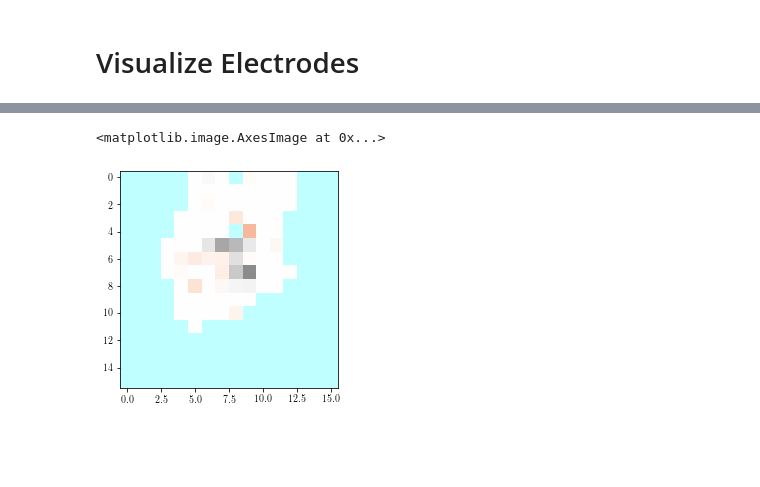
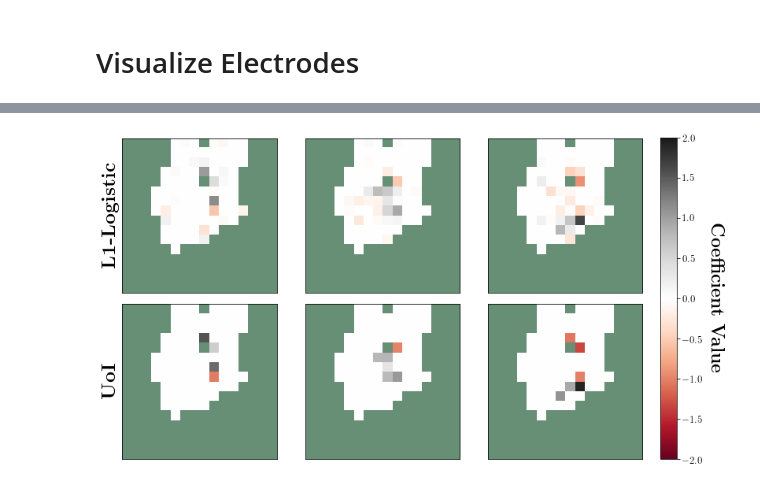
Before and after one commit to BouchardLab/neuroinference, a Jupyter notebook: notebooks/classification/cv_vsmc_analysis.ipynb, the cells around one changed output, grey strips where cells are left out. Cells and saved outputs as stored; diff of their text form; code cells hidden in the pictures; blank space fills up the shorter version.

```diff
--- a/notebooks/classification/cv_vsmc_analysis.ipynb
+++ b/notebooks/classification/cv_vsmc_analysis.ipynb
@@ -168,17 +126,60 @@ plt.imshow(
-# %%
-plt.imshow(
-    np.flip(log_grid_masked.T, axis=(0, 1)),
-    cmap='RdGy',
-    vmin=-1.6,
-    vmax=1.6
-)
-plt.imshow(
-    np.flip(non_electrode_mask_array.T, axis=(0, 1)),
-    cmap='cool',
-    vmin=20,
-    vmax=21,
-    alpha=0.25
-)
-# %% [output]
-<matplotlib.image.AxesImage at 0x...>
-[figure, removed]
+# %%
+examples = [0, 1, 5]
+n_examples = len(examples)
+log_grids = [np.zeros(n_total_electrodes) for _ in range(n_examples)]
+uoi_grids = [np.zeros(n_total_electrodes) for _ in range(n_examples)]
+
+for idx, example in enumerate(examples):
+    log_grids[idx][included_electrode_idx] = np.median(coefs[0], axis=0)[example]
+    uoi_grids[idx][included_electrode_idx] = np.median(coefs[1], axis=0)[example]
+
+log_grids_masked = [np.ma.masked_array(
+    data=log_grid,
+    mask=non_electrode_mask).reshape((grid_size, grid_size))
+    for log_grid in log_grids]
+uoi_grids_masked = [np.ma.masked_array(
+    data=uoi_grid,
+    mask=non_electrode_mask).reshape((grid_size, grid_size))
+    for uoi_grid in uoi_grids]
+# %%
+fig, axes = plt.subplots(2, 3, figsize=(10, 6))
+
+
+for example in range(n_examples):
+    img = axes[0][example].imshow(
+        np.flip(log_grids_masked[example].T, axis=(1)),
+        cmap='RdGy',
+        vmin=-2,
+        vmax=2)
+    axes[1][example].imshow(
+        np.flip(uoi_grids_masked[example].T, axis=(1)),
+        cmap='RdGy',
+        vmin=-2,
+        vmax=2)
+
+for ax in axes.ravel():
+    ax.imshow(
+        np.flip(non_electrode_mask_array.T, axis=(1)),
+        cmap='BuGn_r',
+        vmin=20,
+        vmax=21,
+        alpha=0.6)
+    ax.set_xticks([])
+    ax.set_yticks([])
+
+plt.tight_layout()
+
+axes[0, 0].set_ylabel(r'\textbf{L1-Logistic}', fontsize=25)
+axes[1, 0].set_ylabel(r'\textbf{UoI}', fontsize=25)
+
+cax = fig.add_axes([0.99, 0.033, 0.03, 0.944])
+cb = fig.colorbar(img, cax=cax, orientation='vertical')
+cb.ax.tick_params(labelsize=13)
+cb.set_label(r'\textbf{Coefficient Value}',
+             labelpad=25,
+             rotation=270,
+             fontsize=23)
+
+plt.savefig('figure7_vsmc.pdf', bbox_inches='tight')
+# %% [output]
+[figure, added]
```
Also changed, not shown: parts of 5 cells of this notebook, 2 other files.
